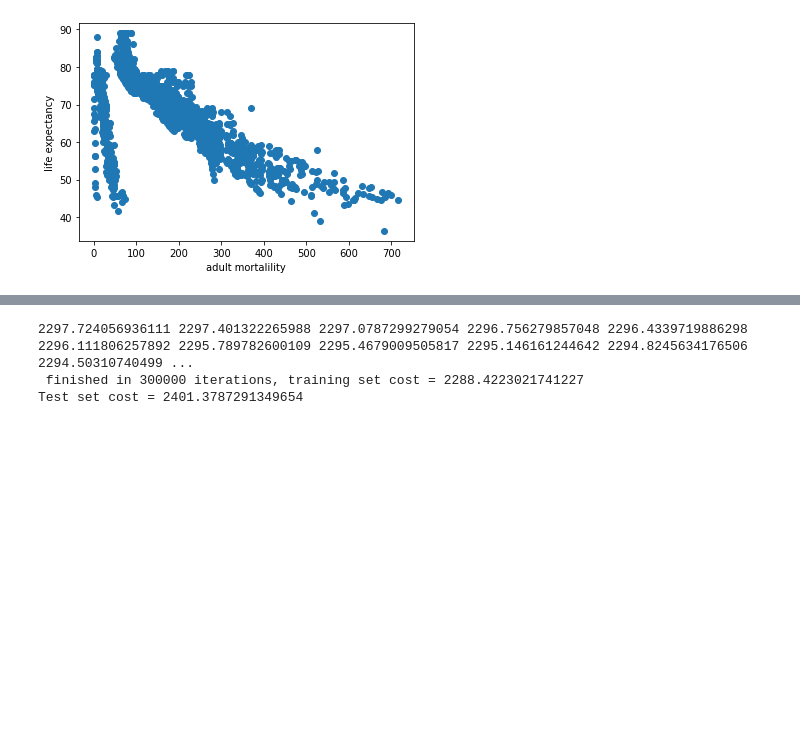
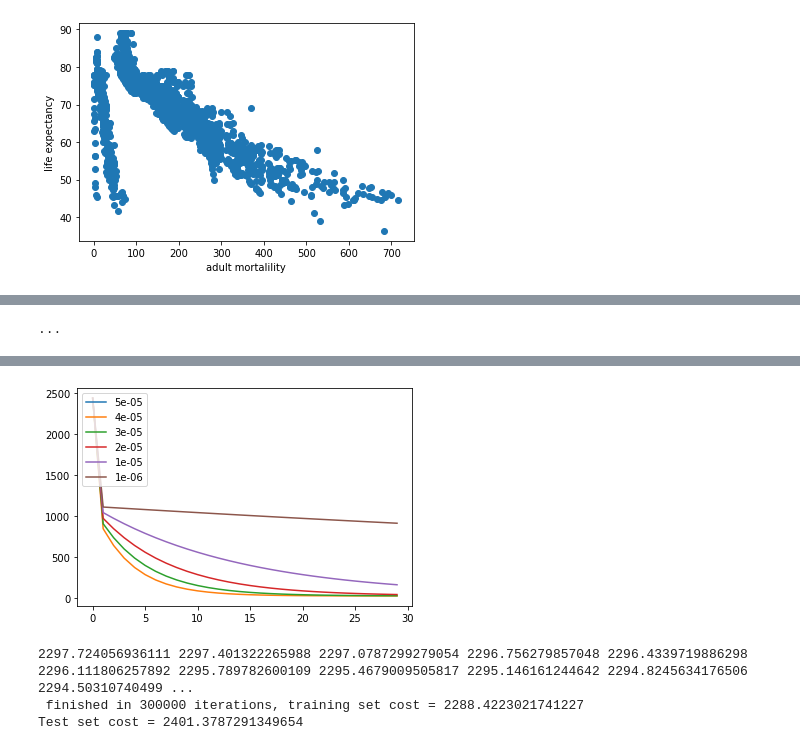
Before and after one commit to ThishenP/ACML-Assignment-1, a Jupyter notebook: Assigment_1_1839434.ipynb, the cells around one changed output, grey strips where cells are left out. Cells and saved outputs as stored; diff of their text form; code cells hidden in the pictures; blank space fills up the shorter version.

Commit message:
learning rate comparisons

```diff
--- a/Assigment_1_1839434.ipynb
+++ b/Assigment_1_1839434.ipynb
@@ -101,2 +105,14 @@ Test set cost = 23.66095947448518
 # %%
 #test learning rate convergence/divergence
+alphas = [0.00005,0.00004,0.00003,0.00002,0.00001,0.000001]
+fig1, ax3 = plt.subplots()
+for lr in alphas:
+    _,j = gradient_descent_single_feature(X_one_feature,y,theta_one_feature,lr,0.00001,False)
+    ax3.plot(j, label = lr)
+    ax3.legend(loc="upper left")
+
+#as seen in the outputs below GD diverged with the first learning rate
+#Out of the remaining learning rates that were plotted 0.00004 converges the fastest
+#and is therefore the ideal learning rate
+# %% [output]
+...
@@ -103,3 +131,4 @@ Test set cost = 23.66095947448518
+[figure, added]
 # %%
 #multiple feature gradient_descent
 #it is the same as the gradient_descent_single_feature but without plots that cannot be
```
Also changed, not shown: parts of 3 cells of this notebook.
